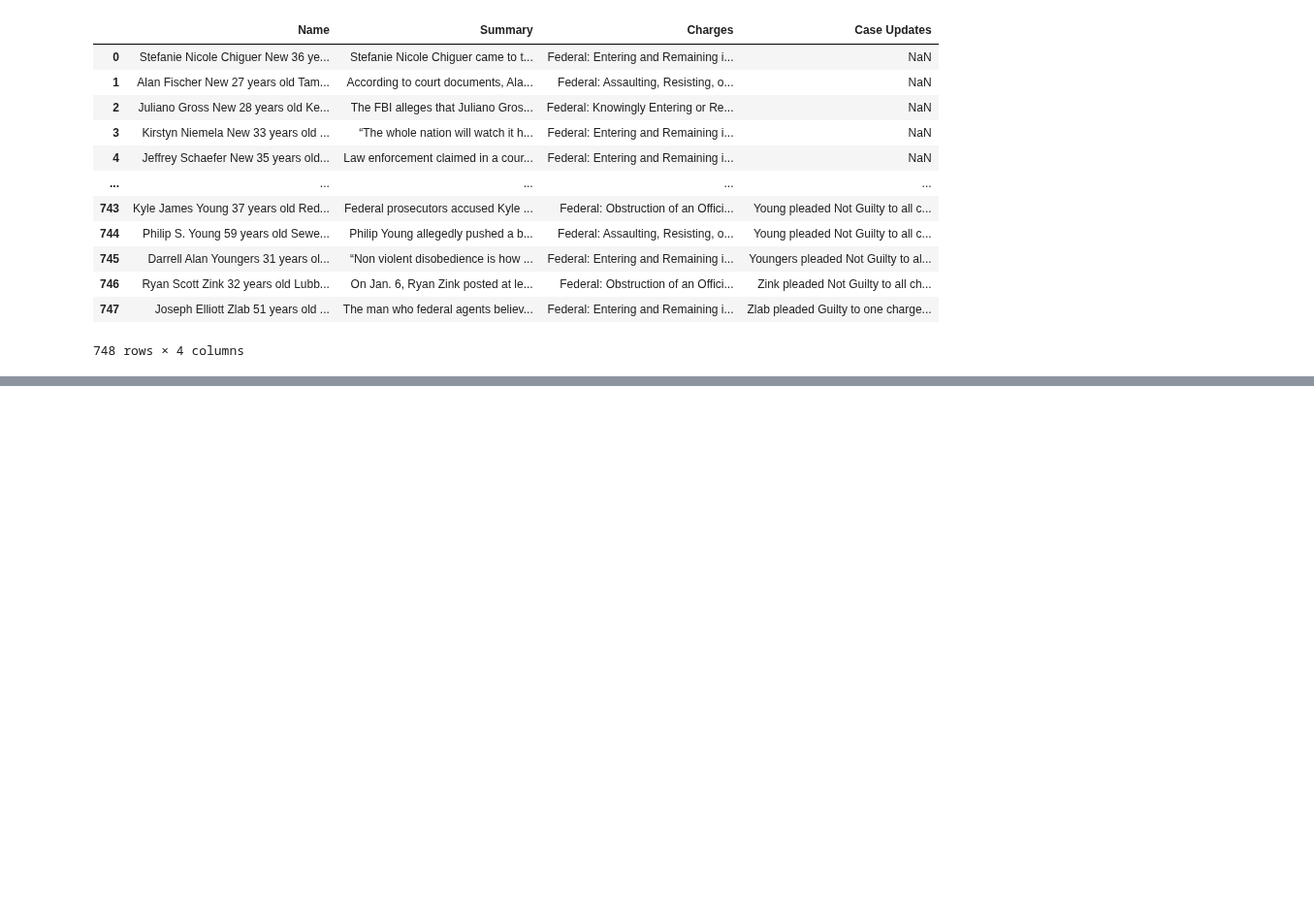
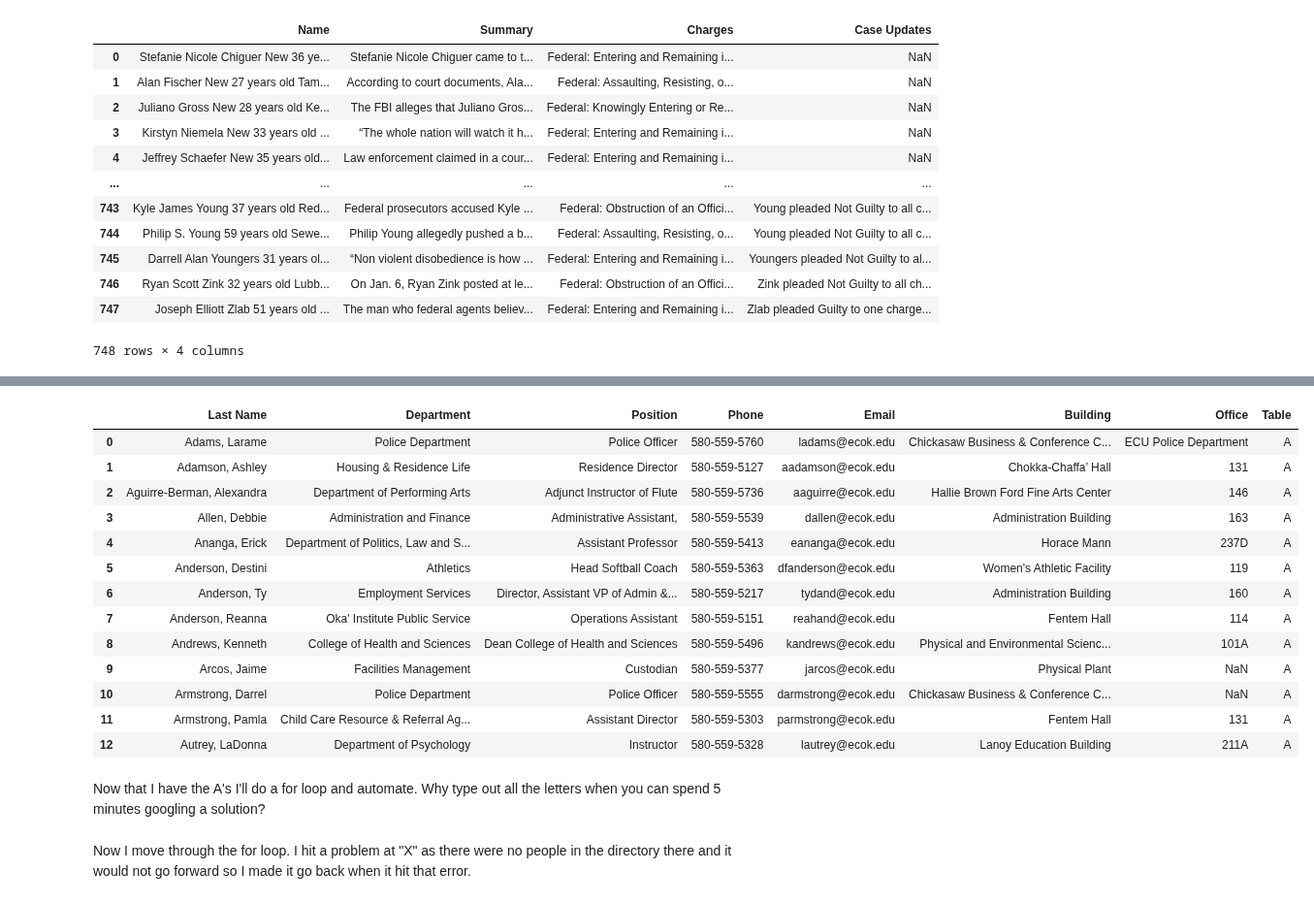
Before and after one commit to nurfnick/Data_Viz, a Jupyter notebook: 10_html_selenium.ipynb, the cells around one changed output, grey strips where cells are left out. Shown at 97% size. Drawn from its saved outputs; the diff is of its cells as text; code cells hidden in the pictures; blank space fills up the shorter version.

```diff
--- a/10_html_selenium.ipynb
+++ b/10_html_selenium.ipynb
@@ -115,0 +154,30 @@ Of course we can do much more will `selenium`.  You can actually program it to i
+# %%
+from selenium.webdriver.common.by import By
+
+elem = driver.find_element(By.LINK_TEXT, 'A')
+
+elem.click()
+soup = BeautifulSoup(driver.page_source)
+table = soup.find_all('table')
+
+df = pa.read_html(str(table[0]))[0]
+df['Table'] = 'A'
+# %%
+df
+# %% [output]
+|  | Last Name | Department | Position | Phone | Email | Building | Office | Table |
+| 0 | Adams, Larame | Police Department | Police Officer | 580-559-5760 | ladams@ecok.edu | Chickasaw Business & Conference C... | ECU Police Department | A |
+| 1 | Adamson, Ashley | Housing & Residence Life | Residence Director | 580-559-5127 | aadamson@ecok.edu | Chokka-Chaffa’ Hall | 131 | A |
+| 2 | Aguirre-Berman, Alexandra | Department of Performing Arts | Adjunct Instructor of Flute | 580-559-5736 | aaguirre@ecok.edu | Hallie Brown Ford Fine Arts Center | 146 | A |
+| 3 | Allen, Debbie | Administration and Finance | Administrative Assistant, | 580-559-5539 | dallen@ecok.edu | Administration Building | 163 | A |
+| 4 | Ananga, Erick | Department of Politics, Law and S... | Assistant Professor | 580-559-5413 | eananga@ecok.edu | Horace Mann | 237D | A |
+| 5 | Anderson, Destini | Athletics | Head Softball Coach | 580-559-5363 | dfanderson@ecok.edu | Women's Athletic Facility | 119 | A |
+| 6 | Anderson, Ty | Employment Services | Director, Assistant VP of Admin &... | 580-559-5217 | tydand@ecok.edu | Administration Building | 160 | A |
+| 7 | Anderson, Reanna | Oka' Institute Public Service | Operations Assistant | 580-559-5151 | reahand@ecok.edu | Fentem Hall | 114 | A |
+| 8 | Andrews, Kenneth | College of Health and Sciences | Dean College of Health and Sciences | 580-559-5496 | kandrews@ecok.edu | Physical and Environmental Scienc... | 101A | A |
+| 9 | Arcos, Jaime | Facilities Management | Custodian | 580-559-5377 | jarcos@ecok.edu | Physical Plant | NaN | A |
+| 10 | Armstrong, Darrel | Police Department | Police Officer | 580-559-5555 | darmstrong@ecok.edu | Chickasaw Business & Conference C... | NaN | A |
+| 11 | Armstrong, Pamla | Child Care Resource & Referral Ag... | Assistant Director | 580-559-5303 | parmstrong@ecok.edu | Fentem Hall | 131 | A |
+| 12 | Autrey, LaDonna | Department of Psychology | Instructor | 580-559-5328 | lautrey@ecok.edu | Lanoy Education Building | 211A | A |
+# %% [markdown]
+Now that I have the A's I'll do a for loop and automate.  Why type out all the letters when you can spend 5 minutes googling a solution?
@@ -115,0 +187,2 @@ Of course we can do much more will `selenium`.  You can actually program it to i
+# %% [markdown]
+Now I move through the for loop.  I hit a problem at "X" as there were no people in the directory there and it would not go forward so I made it go back when it hit that error.
```
Also changed, not shown: parts of 17 cells of this notebook.
